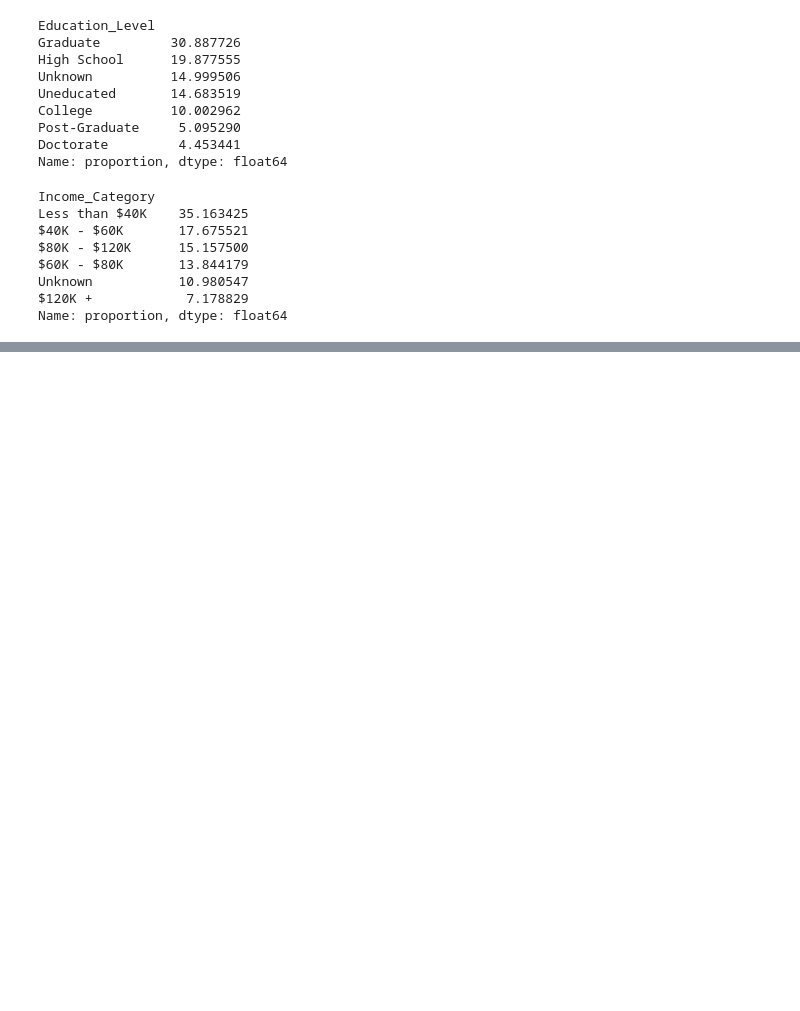
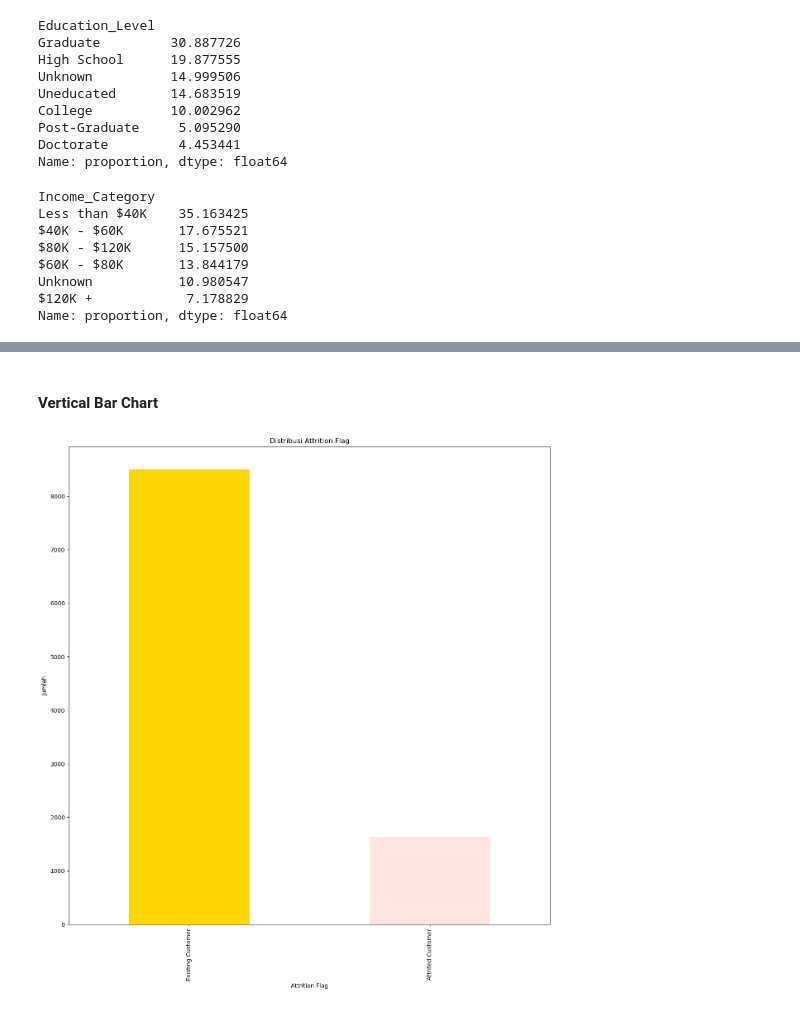
Before and after one commit to KhadafiZubaidiDev/my-projects, a Jupyter notebook: data-visualization-project/main.ipynb, the cells around one changed output, grey strips where cells are left out. Cells and saved outputs as stored; diff of their text form; code cells hidden in the pictures; blank space fills up the shorter version.

```diff
--- a/data-visualization-project/main.ipynb
+++ b/data-visualization-project/main.ipynb
@@ -152,0 +193,10 @@ Name: proportion, dtype: float64
+# %% [markdown]
+#### Vertical Bar Chart
+# %%
+ax = df['Attrition_Flag'].value_counts().plot(kind='bar',color=['gold','mistyrose'], figsize=(15,15))
+ax.set_title('Distribusi Attrition Flag')
+ax.set_ylabel('Jumlah')
+ax.set_xlabel('Attrition Flag')
+plt.show()
+# %% [output]
+[figure, added]
```
Also changed, not shown: parts of 20 cells of this notebook.
